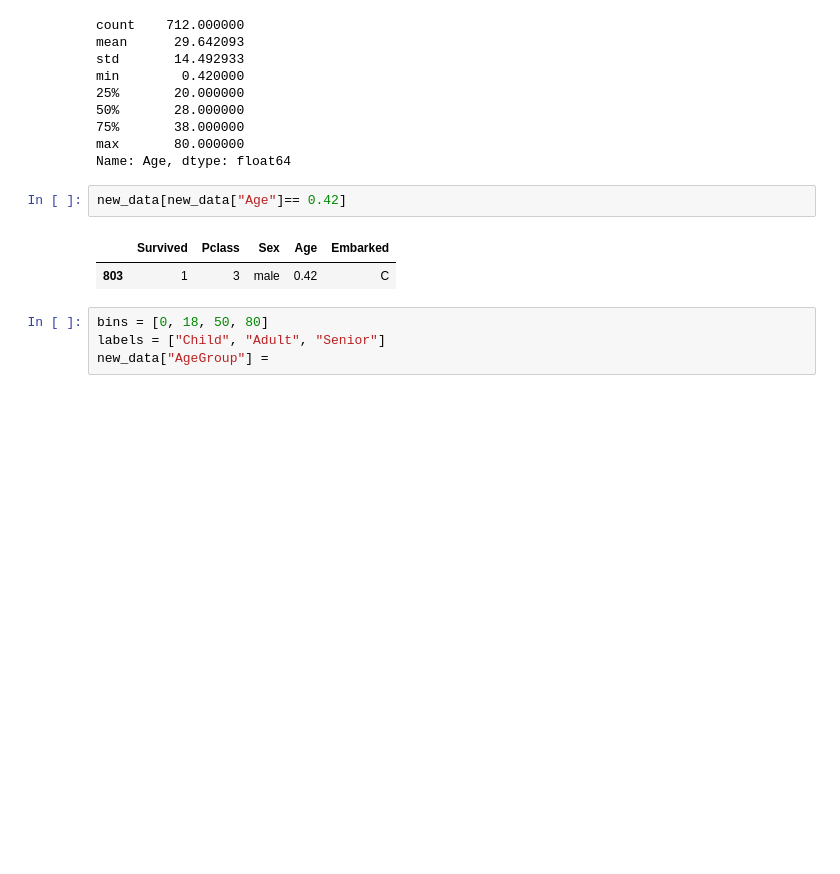
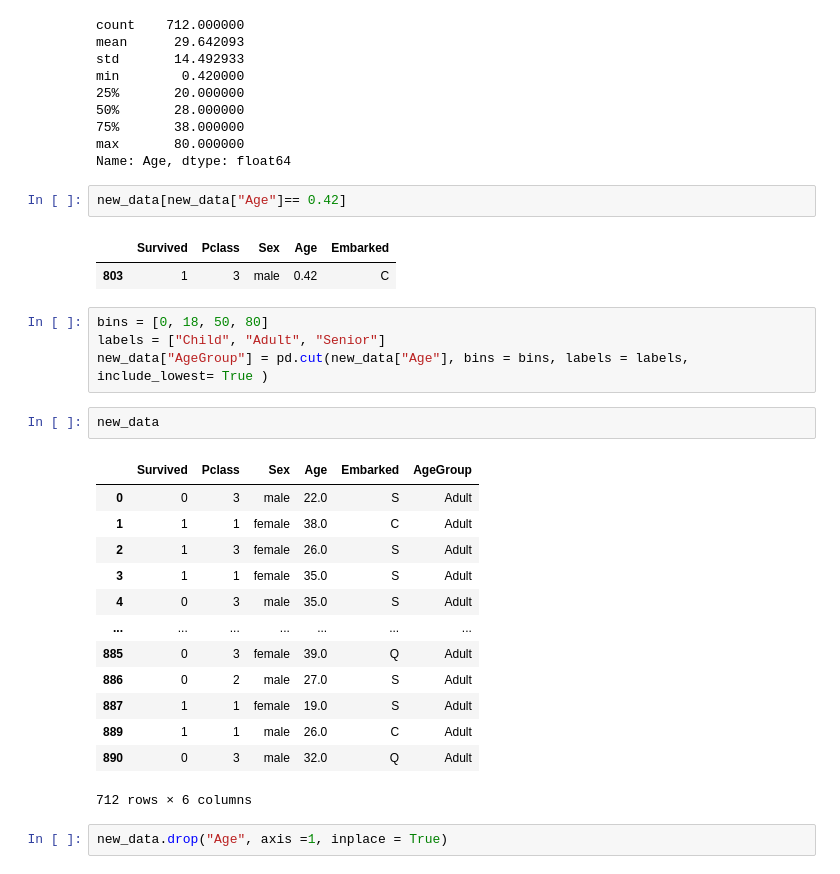
Before and after one commit to BrightTimothy/Prediction-of-Survival-Rate-, a Jupyter notebook: model.ipynb, the cells around one changed output. Cells and saved outputs as stored; diff of their text form; blank space fills up the shorter version.

```diff
--- a/model.ipynb
+++ b/model.ipynb
@@ -76,4 +76,22 @@ new_data[new_data["Age"]== 0.42]
 # %%
 bins = [0, 18, 50, 80]
 labels = ["Child", "Adult", "Senior"]
-new_data["AgeGroup"] =
+new_data["AgeGroup"] = pd.cut(new_data["Age"], bins = bins, labels = labels, include_lowest= True )
+# %%
+new_data
+# %% [output]
+|  | Survived | Pclass | Sex | Age | Embarked | AgeGroup |
+| 0 | 0 | 3 | male | 22.0 | S | Adult |
+| 1 | 1 | 1 | female | 38.0 | C | Adult |
+| 2 | 1 | 3 | female | 26.0 | S | Adult |
+| 3 | 1 | 1 | female | 35.0 | S | Adult |
+| 4 | 0 | 3 | male | 35.0 | S | Adult |
+| ... | ... | ... | ... | ... | ... | ... |
+| 885 | 0 | 3 | female | 39.0 | Q | Adult |
+| 886 | 0 | 2 | male | 27.0 | S | Adult |
+| 887 | 1 | 1 | female | 19.0 | S | Adult |
+| 889 | 1 | 1 | male | 26.0 | C | Adult |
+| 890 | 0 | 3 | male | 32.0 | Q | Adult |
+712 rows × 6 columns
+# %%
+new_data.drop("Age", axis =1, inplace = True)
```
Also changed, not shown: parts of 13 cells of this notebook.
